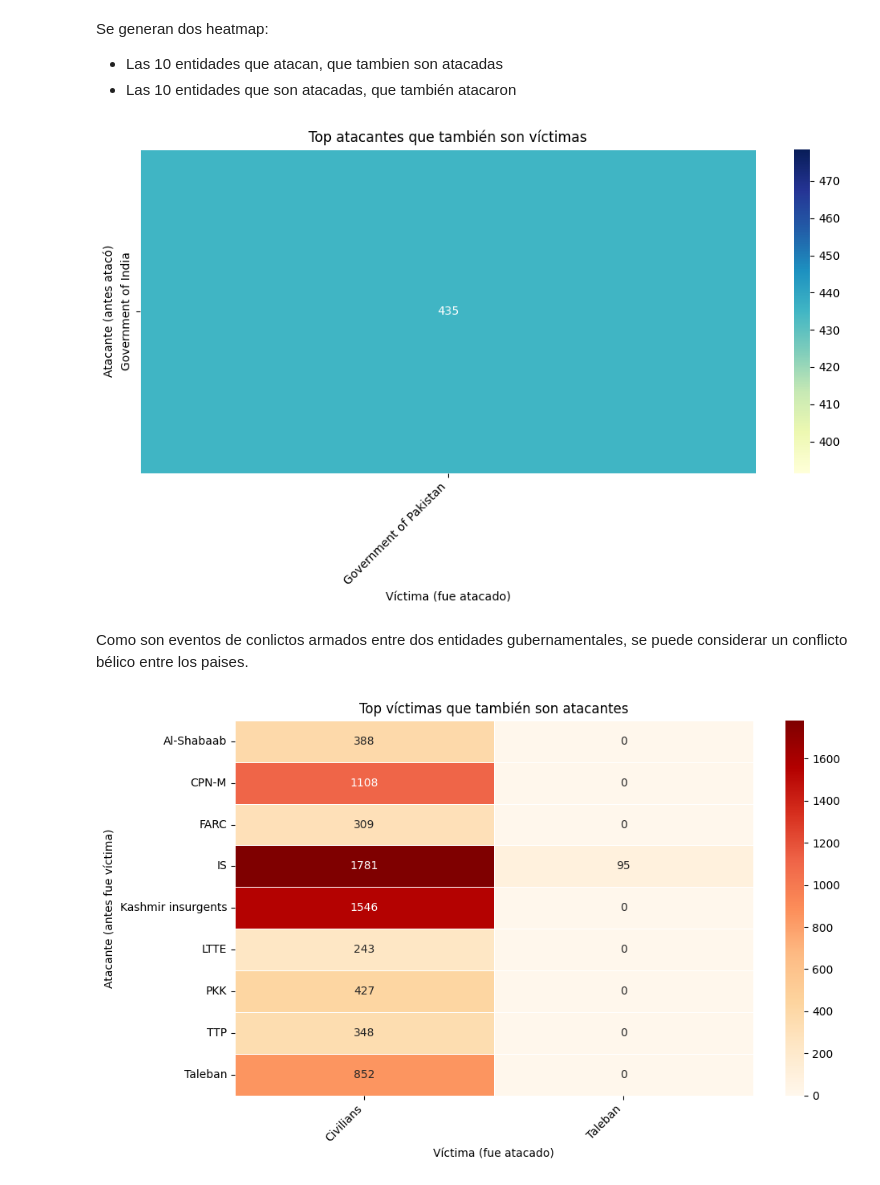
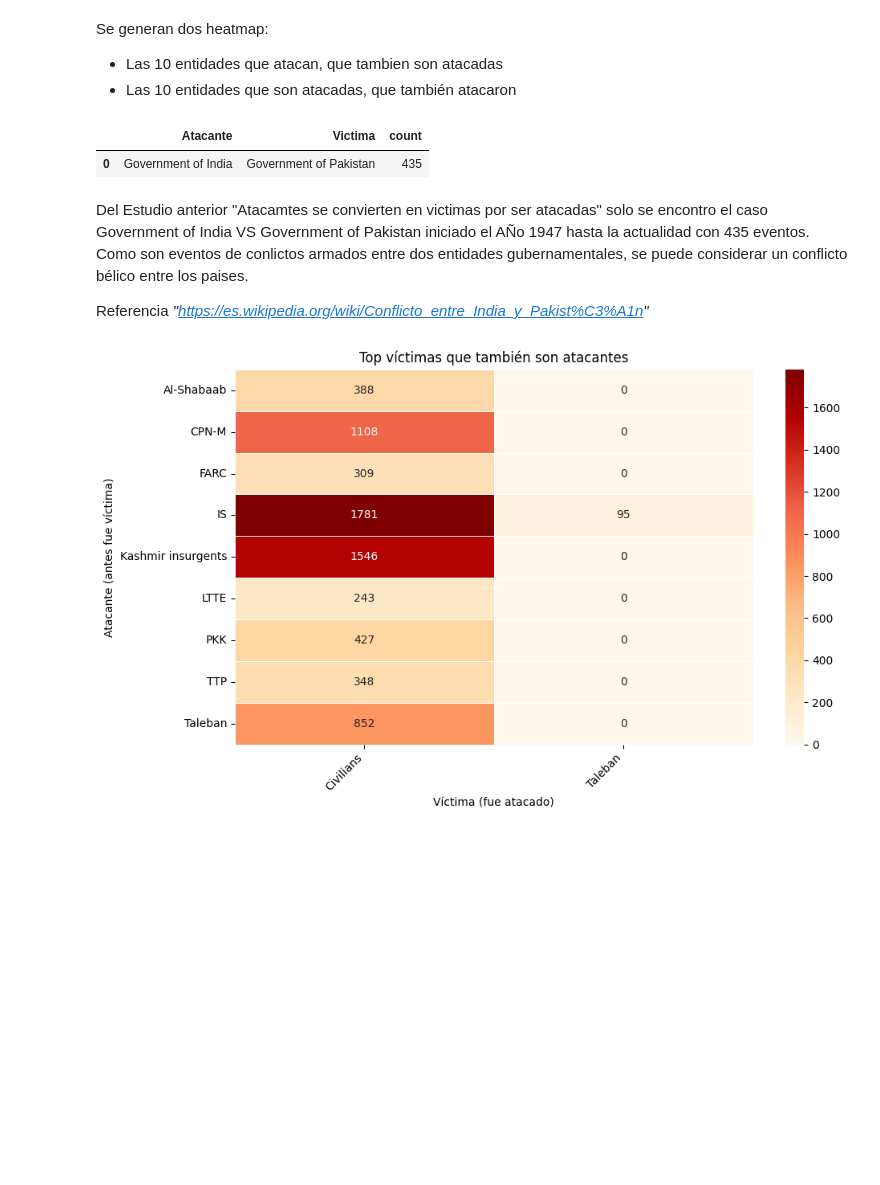
Before and after one commit to SantiagoCasado/CEIA_Analisis_Datos, a Jupyter notebook: add_tp1.ipynb, the cells around one changed output. Drawn from its saved outputs; the diff is of its cells as text; code cells hidden in the pictures; blank space fills up the shorter version.

Commit message:
Cambio Atacante_Victimas

```diff
--- a/add_tp1.ipynb
+++ b/add_tp1.ipynb
@@ -486,24 +486,29 @@ Se generan dos heatmap:
 # %%
 atacantesVictimas = topAtacantes.intersection(df_cace['side_b'])
 
 df_atacantesVictimas = df_cace[df_cace['side_b'].isin(atacantesVictimas) & df_cace['side_a'].isin(topAtacantes)]
 
 # Matriz de eventos donde los top atacantes también son atacados
-heatmap_atacantesVictimas = pd.crosstab(df_atacantesVictimas['side_a'], df_atacantesVictimas['side_b'])
+tabla= pd.crosstab(df_atacantesVictimas['side_a'], df_atacantesVictimas['side_b'])
 
-# Graficar
-plt.figure(figsize=(10, 6))
-sns.heatmap(heatmap_atacantesVictimas, annot=True, fmt='d', cmap='YlGnBu', linewidths=0.5)
-plt.title("Top atacantes que también son víctimas")
-plt.xlabel("Víctima (fue atacado)")
-plt.ylabel("Atacante (antes atacó)")
-plt.xticks(rotation=45, ha='right')
-plt.tight_layout()
-plt.show()
+# Convertir a DataFrame largo
+tabla_reset = tabla.reset_index().melt(id_vars='side_a', var_name='side_b', value_name='count')
+
+# Filtrar solo conteos > 0
+tabla_reset = tabla_reset[tabla_reset['count'] > 0]
+
+# Renombrar columnas
+tabla_reset = tabla_reset.rename(columns={'side_a': 'Atacante', 'side_b': 'Victima'})
+
+tabla_reset.head()
 # %% [output]
-[figure, removed]
+|  | Atacante | Victima | count |
+| 0 | Government of India | Government of Pakistan | 435 |
-# %% [markdown]
-Como son eventos de conlictos armados entre dos entidades gubernamentales, se puede considerar un conflicto bélico entre los paises.
+# %% [markdown]
+Del Estudio anterior "Atacamtes se convierten en victimas por ser atacadas" solo se encontro el caso Government of India VS Government of Pakistan iniciado el AÑo 1947 hasta la actualidad con 435 eventos.
+Como son eventos de conlictos armados entre dos entidades gubernamentales, se puede considerar un conflicto bélico entre los paises.
+
+Referencia *"https://es.wikipedia.org/wiki/Conflicto_entre_India_y_Pakist%C3%A1n"*
 # %%
 victimasAtacantes = topVictimas.intersection(df_cace['side_a'])
 
```
